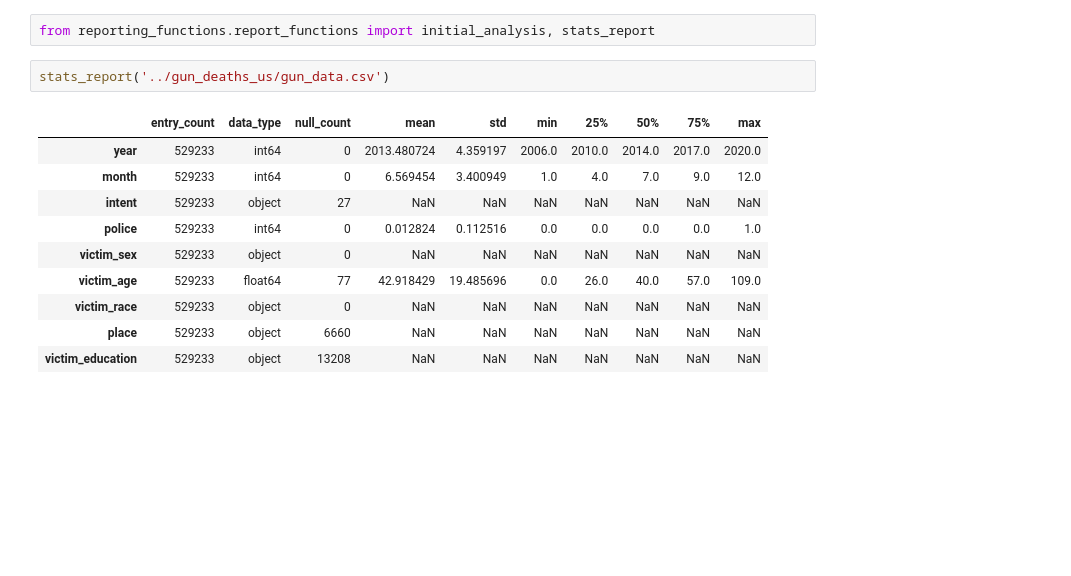
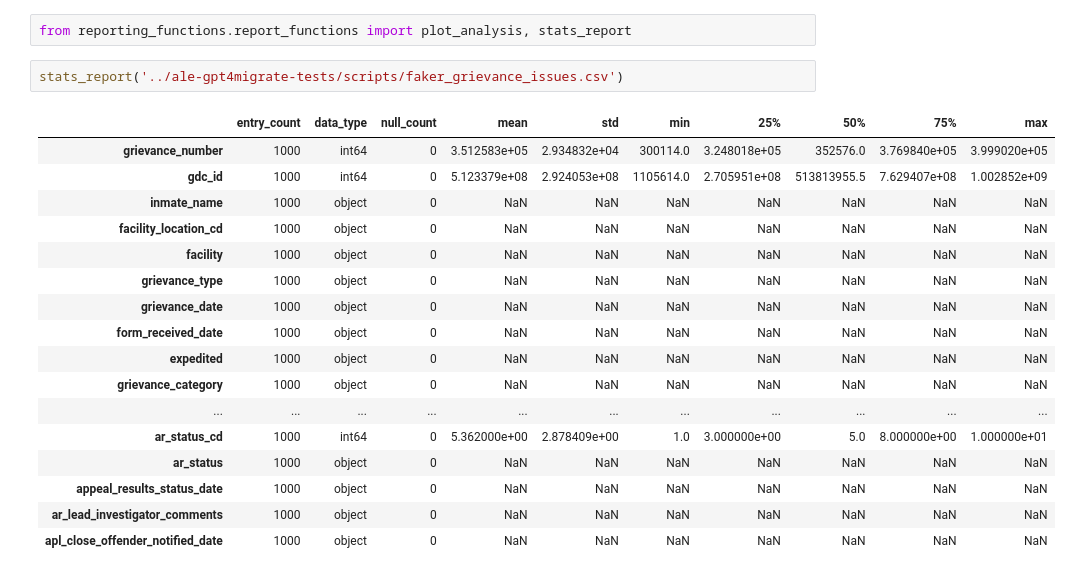
Before and after one commit to Kanustu/FirstGlance, a Jupyter notebook: analysis_report.ipynb, the cells around one changed output. Saved outputs shown, nothing was run; the diff lists cells and outputs as text; blank space fills up the shorter version.

Commit message:
altered functions in multiple places

```diff
--- a/analysis_report.ipynb
+++ b/analysis_report.ipynb
@@ -1,16 +1,23 @@
 # %%
-from reporting_functions.report_functions import initial_analysis, stats_report
+from reporting_functions.report_functions import plot_analysis, stats_report
 # %%
-stats_report('../gun_deaths_us/gun_data.csv')
+stats_report('../ale-gpt4migrate-tests/scripts/faker_grievance_issues.csv')
 # %% [output]
 |  | entry_count | data_type | null_count | mean | std | min | 25% | 50% | 75% | max |
-| year | 529233 | int64 | 0 | 2013.480724 | 4.359197 | 2006.0 | 2010.0 | 2014.0 | 2017.0 | 2020.0 |
-| month | 529233 | int64 | 0 | 6.569454 | 3.400949 | 1.0 | 4.0 | 7.0 | 9.0 | 12.0 |
-| intent | 529233 | object | 27 | NaN | NaN | NaN | NaN | NaN | NaN | NaN |
-| police | 529233 | int64 | 0 | 0.012824 | 0.112516 | 0.0 | 0.0 | 0.0 | 0.0 | 1.0 |
-| victim_sex | 529233 | object | 0 | NaN | NaN | NaN | NaN | NaN | NaN | NaN |
-| victim_age | 529233 | float64 | 77 | 42.918429 | 19.485696 | 0.0 | 26.0 | 40.0 | 57.0 | 109.0 |
-| victim_race | 529233 | object | 0 | NaN | NaN | NaN | NaN | NaN | NaN | NaN |
-| place | 529233 | object | 6660 | NaN | NaN | NaN | NaN | NaN | NaN | NaN |
-| victim_education | 529233 | object | 13208 | NaN | NaN | NaN | NaN | NaN | NaN | NaN |
+| grievance_number | 1000 | int64 | 0 | 3.512583e+05 | 2.934832e+04 | 300114.0 | 3.248018e+05 | 352576.0 | 3.769840e+05 | 3.999020e+05 |
+| gdc_id | 1000 | int64 | 0 | 5.123379e+08 | 2.924053e+08 | 1105614.0 | 2.705951e+08 | 513813955.5 | 7.629407e+08 | 1.002852e+09 |
+| inmate_name | 1000 | object | 0 | NaN | NaN | NaN | NaN | NaN | NaN | NaN |
+| facility_location_cd | 1000 | object | 0 | NaN | NaN | NaN | NaN | NaN | NaN | NaN |
+| facility | 1000 | object | 0 | NaN | NaN | NaN | NaN | NaN | NaN | NaN |
+| grievance_type | 1000 | object | 0 | NaN | NaN | NaN | NaN | NaN | NaN | NaN |
+| grievance_date | 1000 | object | 0 | NaN | NaN | NaN | NaN | NaN | NaN | NaN |
+| form_received_date | 1000 | object | 0 | NaN | NaN | NaN | NaN | NaN | NaN | NaN |
+| expedited | 1000 | object | 0 | NaN | NaN | NaN | NaN | NaN | NaN | NaN |
+| grievance_category | 1000 | object | 0 | NaN | NaN | NaN | NaN | NaN | NaN | NaN |
+| ... | ... | ... | ... | ... | ... | ... | ... | ... | ... | ... |
+| ar_status_cd | 1000 | int64 | 0 | 5.362000e+00 | 2.878409e+00 | 1.0 | 3.000000e+00 | 5.0 | 8.000000e+00 | 1.000000e+01 |
+| ar_status | 1000 | object | 0 | NaN | NaN | NaN | NaN | NaN | NaN | NaN |
+| appeal_results_status_date | 1000 | object | 0 | NaN | NaN | NaN | NaN | NaN | NaN | NaN |
+| ar_lead_investigator_comments | 1000 | object | 0 | NaN | NaN | NaN | NaN | NaN | NaN | NaN |
+| apl_close_offender_notified_date | 1000 | object | 0 | NaN | NaN | NaN | NaN | NaN | NaN | NaN |
 # %%
```
Also changed, not shown: parts of 1 cell of this notebook, 3 other files.
